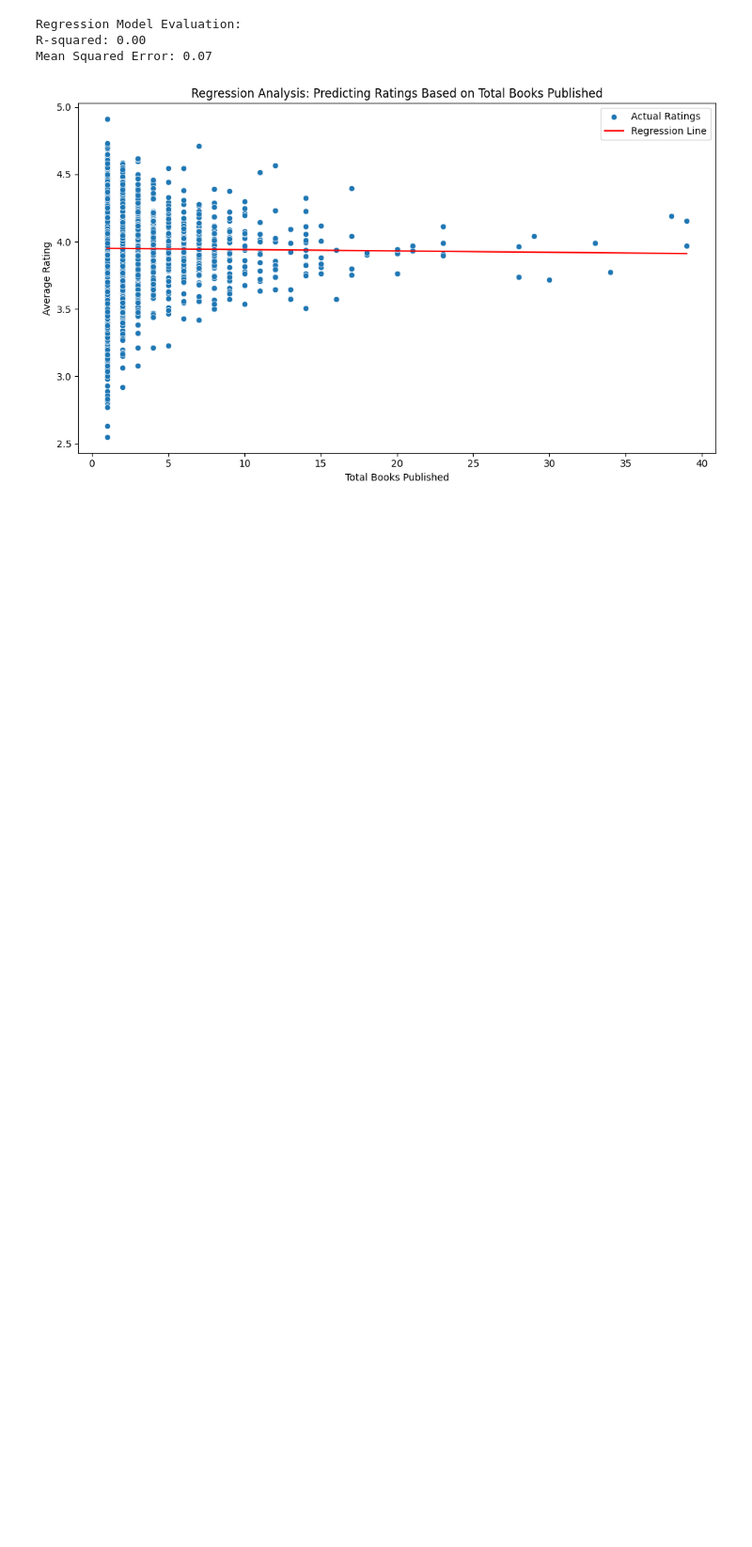
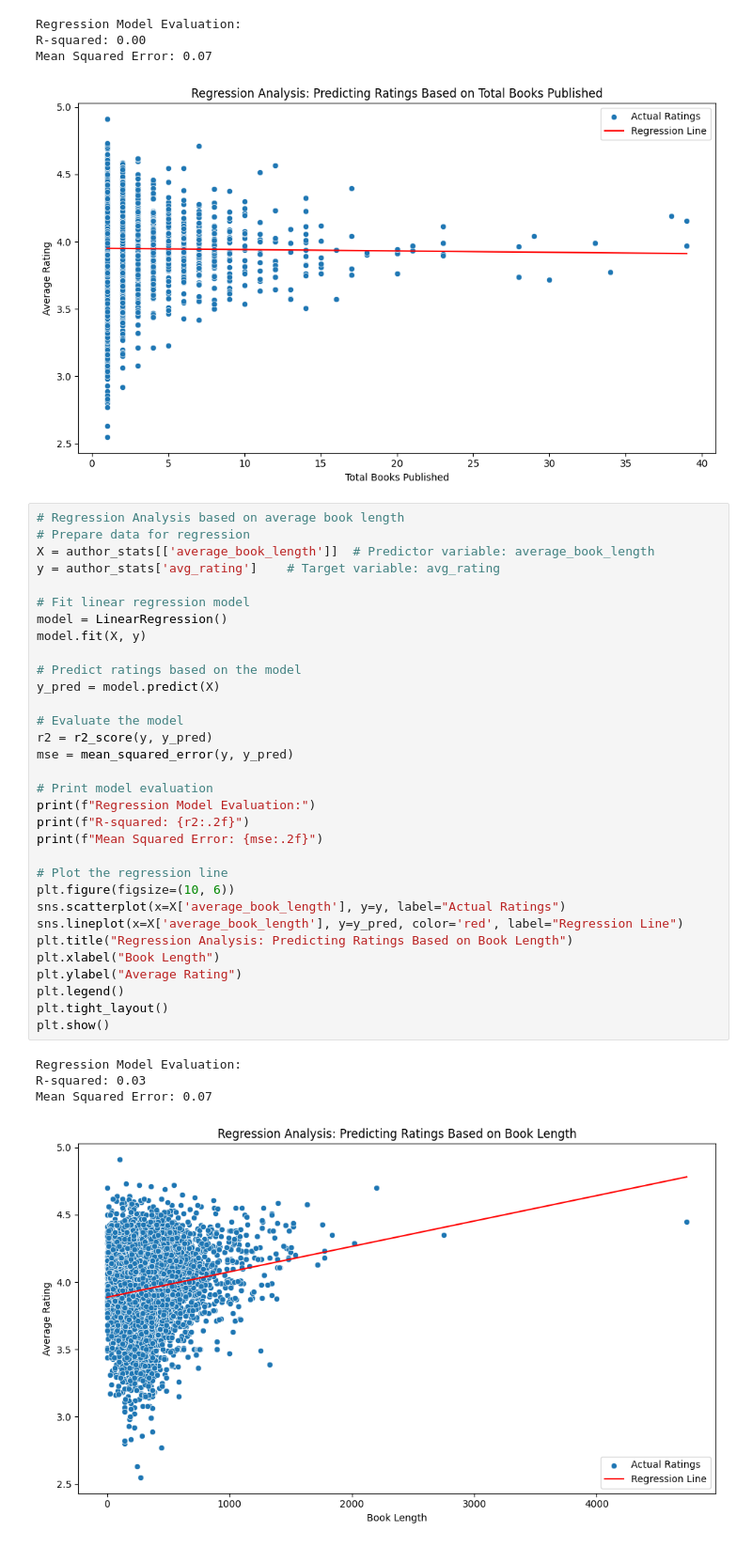
Before and after one commit to clhughes01/ECE143_Project, a Jupyter notebook: src/author-success-analysis.ipynb, the cells around one changed output. Shown: that part at 94% size. Saved outputs shown, nothing was run; the diff lists cells and outputs as text; blank space fills up the shorter version.

```diff
--- a/src/author-success-analysis.ipynb
+++ b/src/author-success-analysis.ipynb
@@ -424,3 +466,40 @@ Regression Model Evaluation:
 R-squared: 0.00
 Mean Squared Error: 0.07
 [figure]
+# %%
+# Regression Analysis based on average book length
+# Prepare data for regression
+X = author_stats[['average_book_length']]  # Predictor variable: average_book_length
+y = author_stats['avg_rating']    # Target variable: avg_rating
+
+# Fit linear regression model
+model = LinearRegression()
+model.fit(X, y)
+
+# Predict ratings based on the model
+y_pred = model.predict(X)
+
+# Evaluate the model
+r2 = r2_score(y, y_pred)
+mse = mean_squared_error(y, y_pred)
+
+# Print model evaluation
+print(f"Regression Model Evaluation:")
+print(f"R-squared: {r2:.2f}")
+print(f"Mean Squared Error: {mse:.2f}")
+
+# Plot the regression line
+plt.figure(figsize=(10, 6))
+sns.scatterplot(x=X['average_book_length'], y=y, label="Actual Ratings")
+sns.lineplot(x=X['average_book_length'], y=y_pred, color='red', label="Regression Line")
+plt.title("Regression Analysis: Predicting Ratings Based on Book Length")
+plt.xlabel("Book Length")
+plt.ylabel("Average Rating")
+plt.legend()
+plt.tight_layout()
+plt.show()
+# %% [output]
+Regression Model Evaluation:
+R-squared: 0.03
+Mean Squared Error: 0.07
+[figure, added]
```
Also changed, not shown: parts of 5 cells of this notebook.
